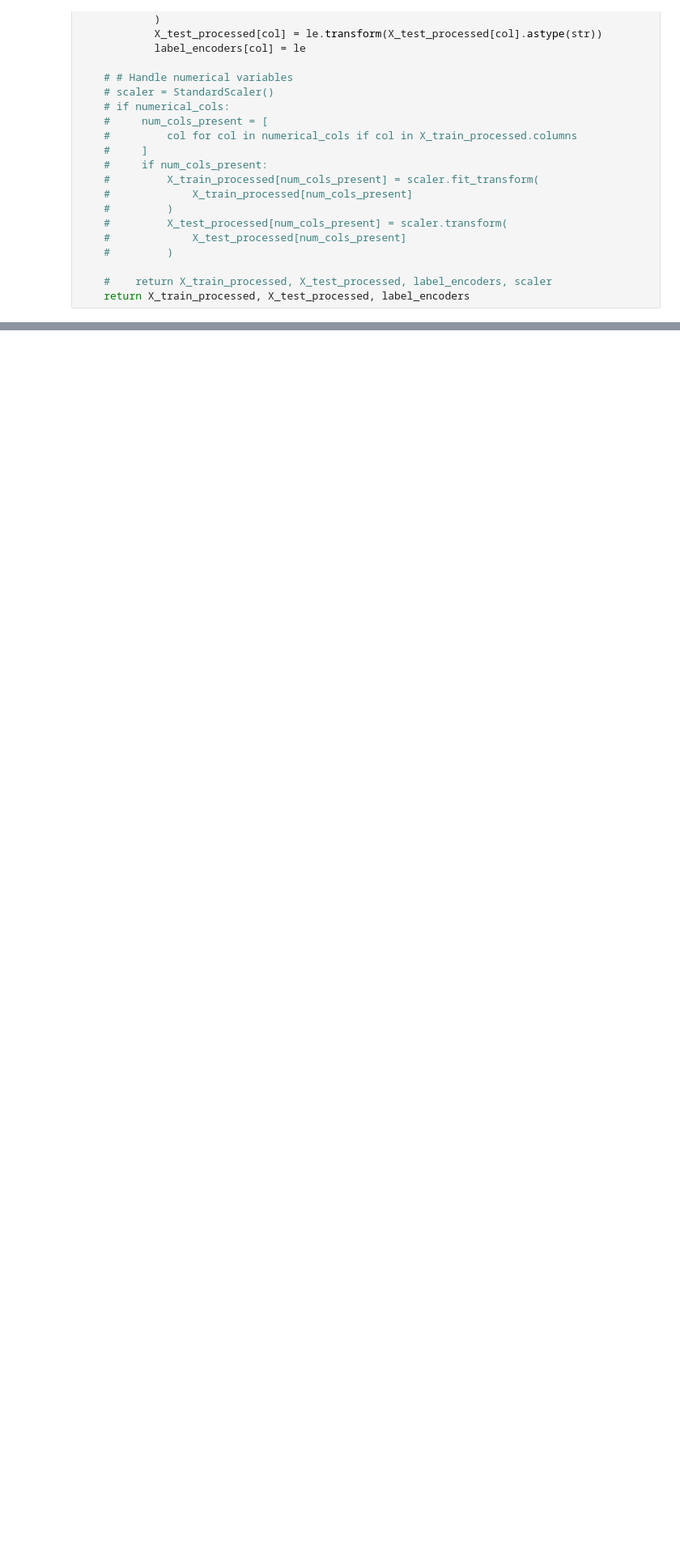
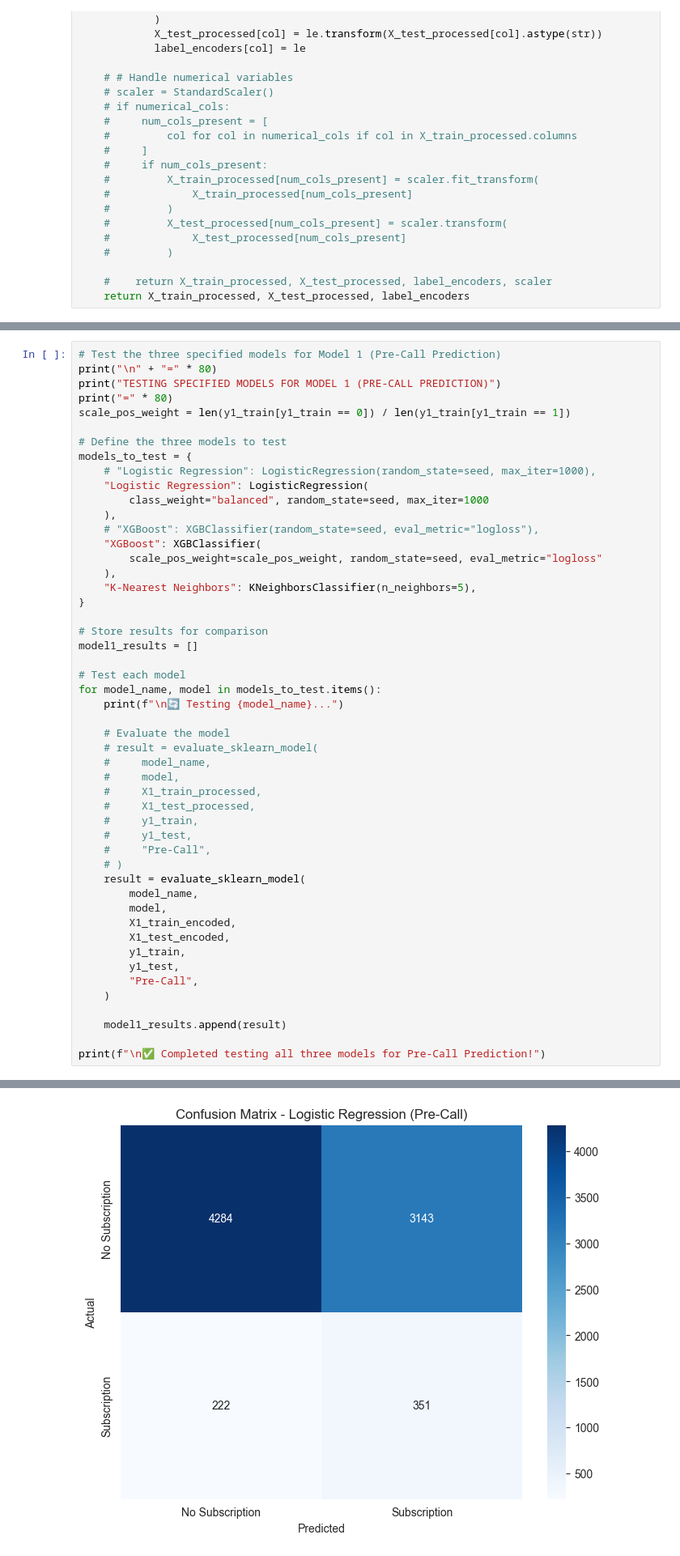
Before and after one commit to osamaizhar/Term-Deposit-Marketing-Analysis, a Jupyter notebook: prediction_model_training_v2.ipynb, the cells around one changed output, grey strips where cells are left out. Shown at 81% size. Drawn from its saved outputs; the diff is of its cells as text; blank space fills up the shorter version.

```diff
--- a/prediction_model_training_v2.ipynb
+++ b/prediction_model_training_v2.ipynb
@@ -522,0 +368,51 @@ X1_train_processed:        age  job  marital  education  default  balance  housi
+# %%
+# Test the three specified models for Model 1 (Pre-Call Prediction)
+print("\n" + "=" * 80)
+print("TESTING SPECIFIED MODELS FOR MODEL 1 (PRE-CALL PREDICTION)")
+print("=" * 80)
+scale_pos_weight = len(y1_train[y1_train == 0]) / len(y1_train[y1_train == 1])
+
+# Define the three models to test
+models_to_test = {
+    # "Logistic Regression": LogisticRegression(random_state=seed, max_iter=1000),
+    "Logistic Regression": LogisticRegression(
+        class_weight="balanced", random_state=seed, max_iter=1000
+    ),
+    # "XGBoost": XGBClassifier(random_state=seed, eval_metric="logloss"),
+    "XGBoost": XGBClassifier(
+        scale_pos_weight=scale_pos_weight, random_state=seed, eval_metric="logloss"
+    ),
+    "K-Nearest Neighbors": KNeighborsClassifier(n_neighbors=5),
+}
+
+# Store results for comparison
+model1_results = []
+
+# Test each model
+for model_name, model in models_to_test.items():
+    print(f"\n🔄 Testing {model_name}...")
+
+    # Evaluate the model
+    # result = evaluate_sklearn_model(
+    #     model_name,
+    #     model,
+    #     X1_train_processed,
+    #     X1_test_processed,
+    #     y1_train,
+    #     y1_test,
+    #     "Pre-Call",
+    # )
+    result = evaluate_sklearn_model(
+        model_name,
+        model,
+        X1_train_encoded,
+        X1_test_encoded,
+        y1_train,
+        y1_test,
+        "Pre-Call",
+    )
+
+    model1_results.append(result)
+
+print(f"\n✅ Completed testing all three models for Pre-Call Prediction!")
+# %% [output]
@@ -522,0 +438 @@ X1_train_processed:        age  job  marital  education  default  balance  housi
+[figure, added]
```
Also changed, not shown: parts of 22 cells of this notebook, 2 other files.
